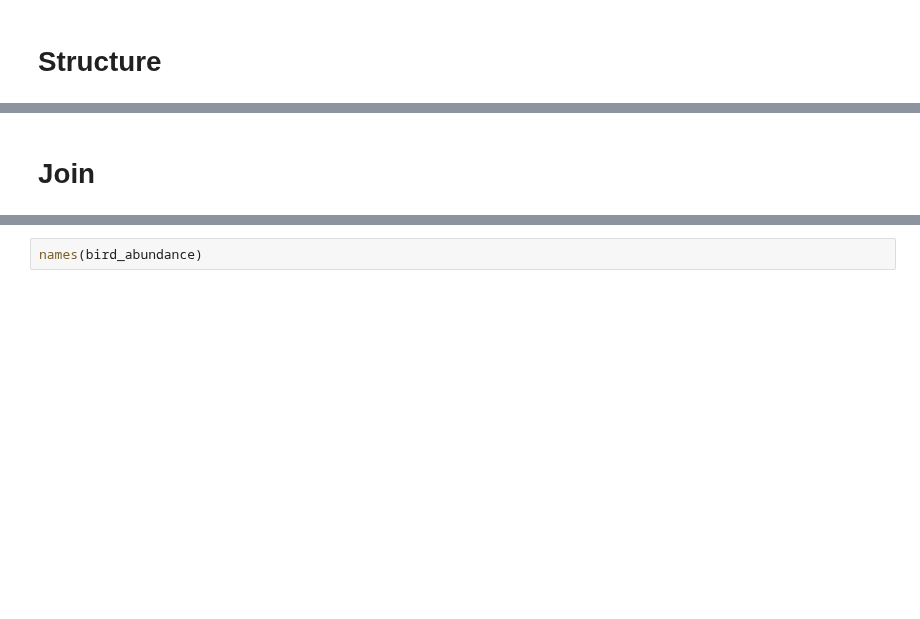
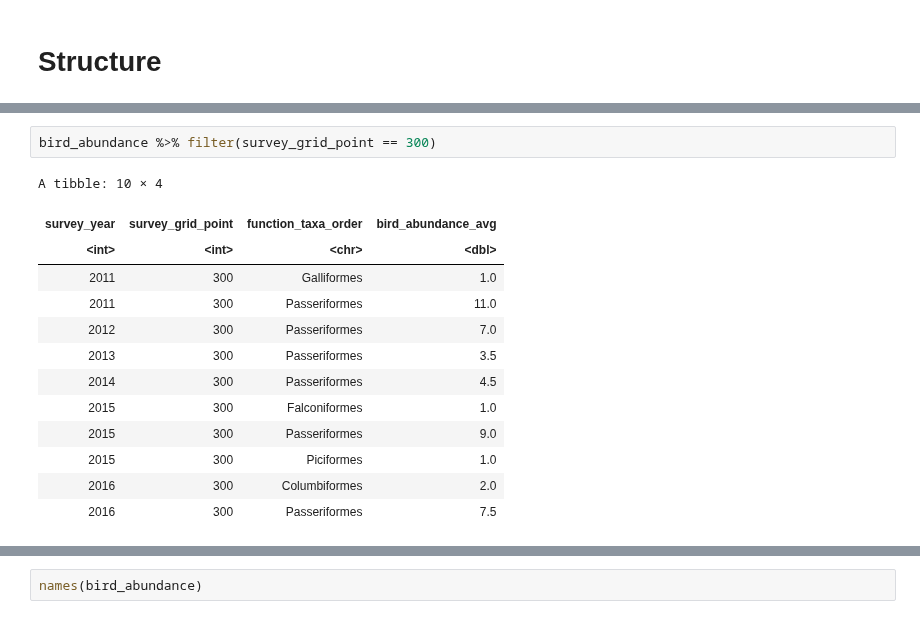
Before and after one commit to samsoe/mpg_notebooks, a Jupyter notebook: abundance_order_habitat_wrangle.ipynb, the cells around one changed output, grey strips where cells are left out. Drawn from its saved outputs; the diff is of its cells as text; blank space fills up the shorter version.

```diff
--- a/abundance_order_habitat_wrangle.ipynb
+++ b/abundance_order_habitat_wrangle.ipynb
@@ -134,2 +159,16 @@ bird_abundance <- df_bird %>%
-# %% [markdown]
-# Join
+# %%
+bird_abundance %>% filter(survey_grid_point == 300)
+# %% [output]
+A tibble: 10 × 4
+| survey_year | survey_grid_point | function_taxa_order | bird_abundance_avg |
+| <int> | <int> | <chr> | <dbl> |
+| 2011 | 300 | Galliformes | 1.0 |
+| 2011 | 300 | Passeriformes | 11.0 |
+| 2012 | 300 | Passeriformes | 7.0 |
+| 2013 | 300 | Passeriformes | 3.5 |
+| 2014 | 300 | Passeriformes | 4.5 |
+| 2015 | 300 | Falconiformes | 1.0 |
+| 2015 | 300 | Passeriformes | 9.0 |
+| 2015 | 300 | Piciformes | 1.0 |
+| 2016 | 300 | Columbiformes | 2.0 |
+| 2016 | 300 | Passeriformes | 7.5 |
```
Also changed, not shown: parts of 14 cells of this notebook.
